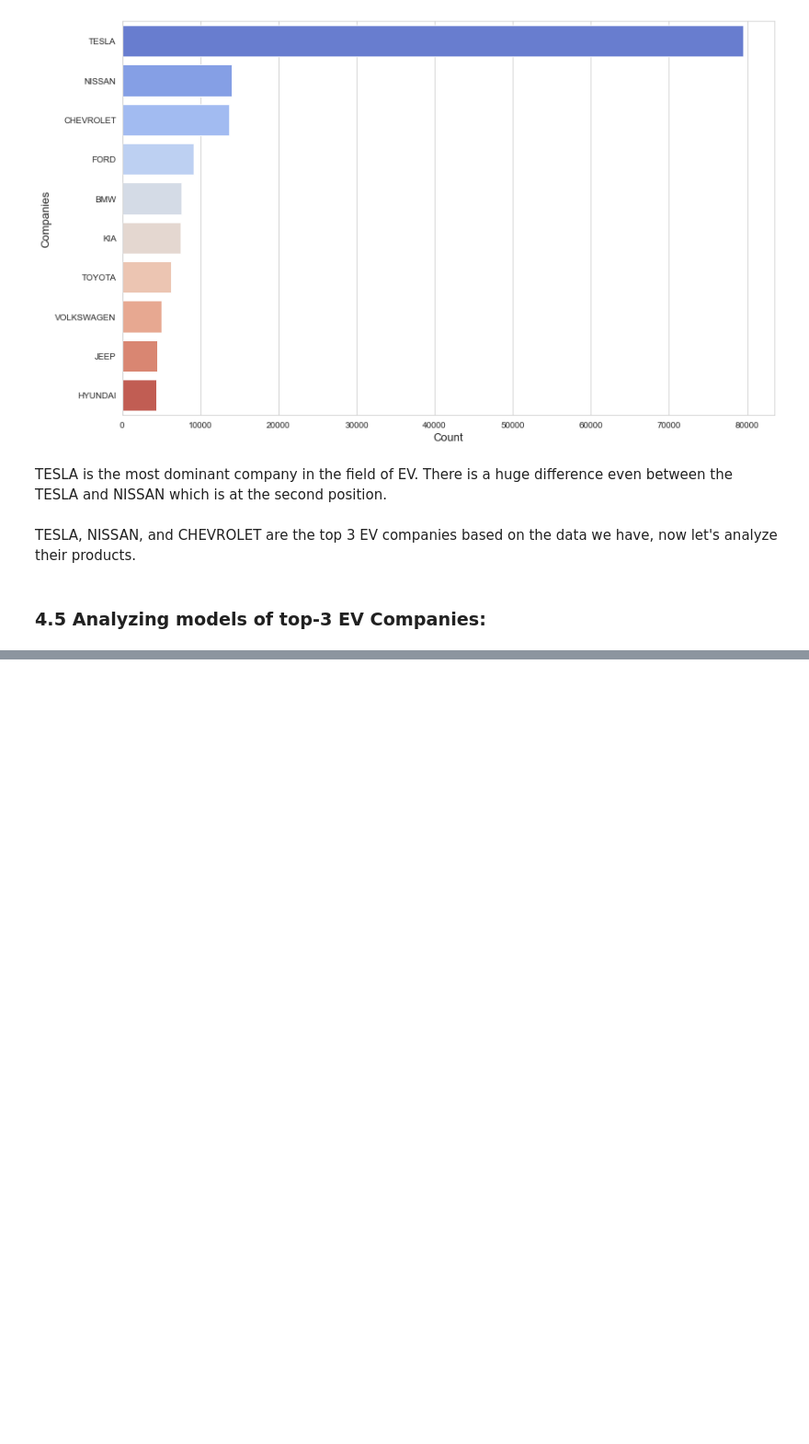
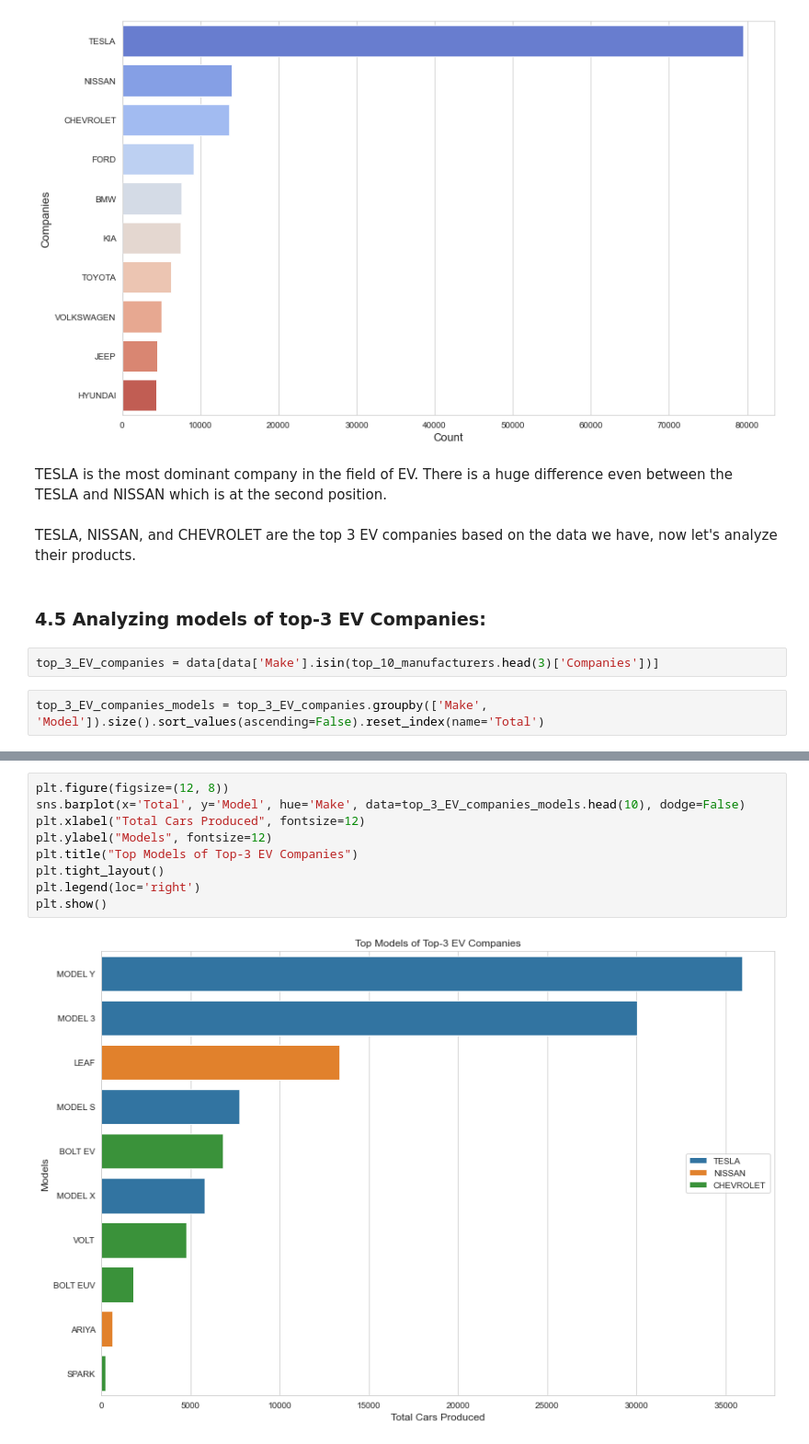
Before and after one commit to Nishan-k/Electric-Vehicles-Market-Size-Analysis, a Jupyter notebook: EV market size analysis for US.ipynb, the cells around one changed output, grey strips where cells are left out. Shown: that part at 92% size. Drawn from its saved outputs; the diff is of its cells as text; blank space fills up the shorter version.

```diff
--- a/EV market size analysis for US.ipynb
+++ b/EV market size analysis for US.ipynb
@@ -235,3 +235,7 @@ is at the second position.
 TESLA, NISSAN, and CHEVROLET are the top 3 EV companies based on the data we have, now let's analyze their products.
 # %% [markdown]
 ### 4.5 Analyzing models of top-3 EV Companies:
+# %%
+top_3_EV_companies = data[data['Make'].isin(top_10_manufacturers.head(3)['Companies'])]
+# %%
+top_3_EV_companies_models = top_3_EV_companies.groupby(['Make', 'Model']).size().sort_values(ascending=False).reset_index(name='Total')
@@ -237,0 +262,11 @@ TESLA, NISSAN, and CHEVROLET are the top 3 EV companies based on the data we hav
+# %%
+plt.figure(figsize=(12, 8))
+sns.barplot(x='Total', y='Model', hue='Make', data=top_3_EV_companies_models.head(10), dodge=False)
+plt.xlabel("Total Cars Produced", fontsize=12)
+plt.ylabel("Models", fontsize=12)
+plt.title("Top Models of Top-3 EV Companies")
+plt.tight_layout()
+plt.legend(loc='right')
+plt.show()
+# %% [output]
+[figure, added]
```
Also changed, not shown: parts of 4 cells of this notebook.
